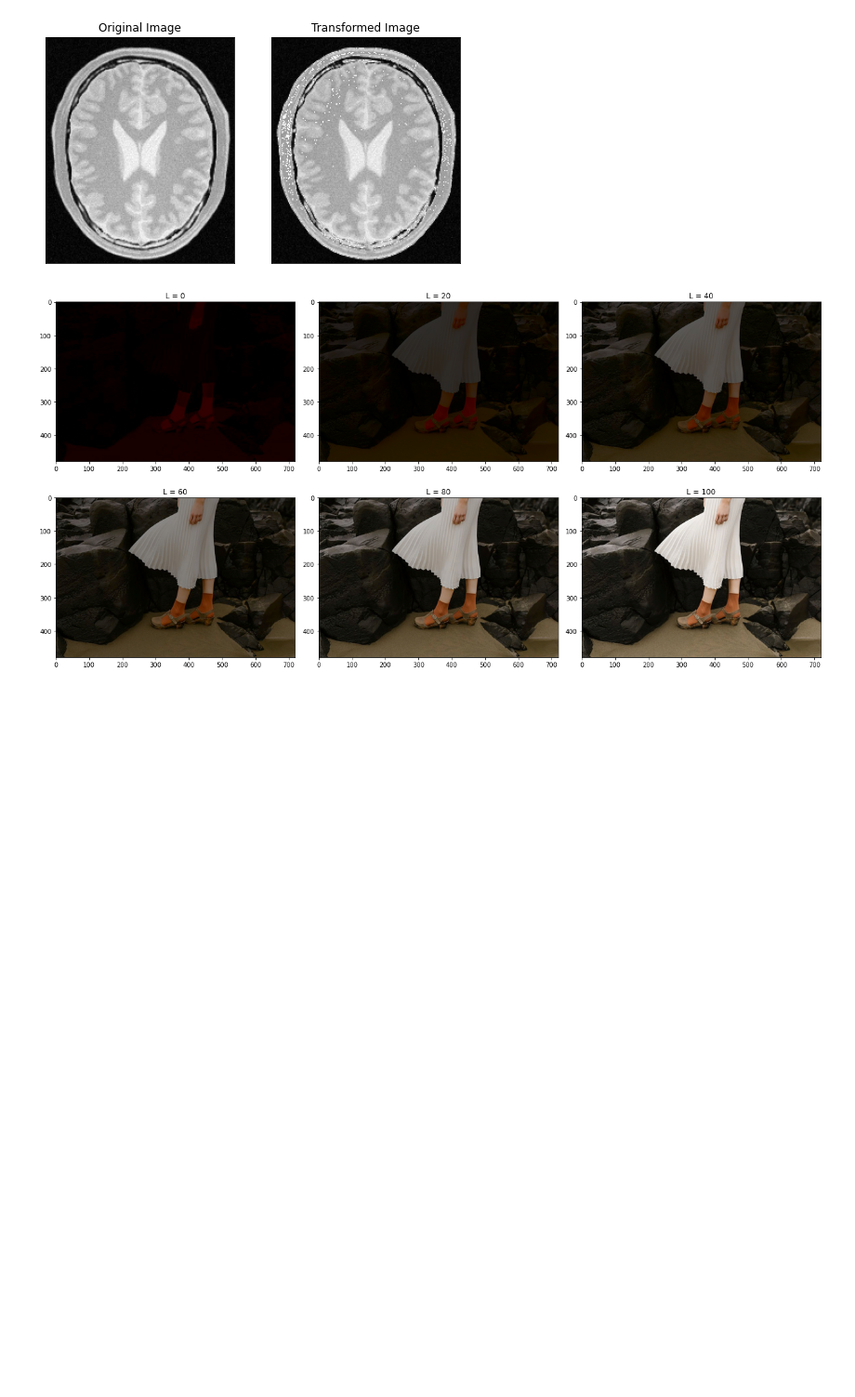
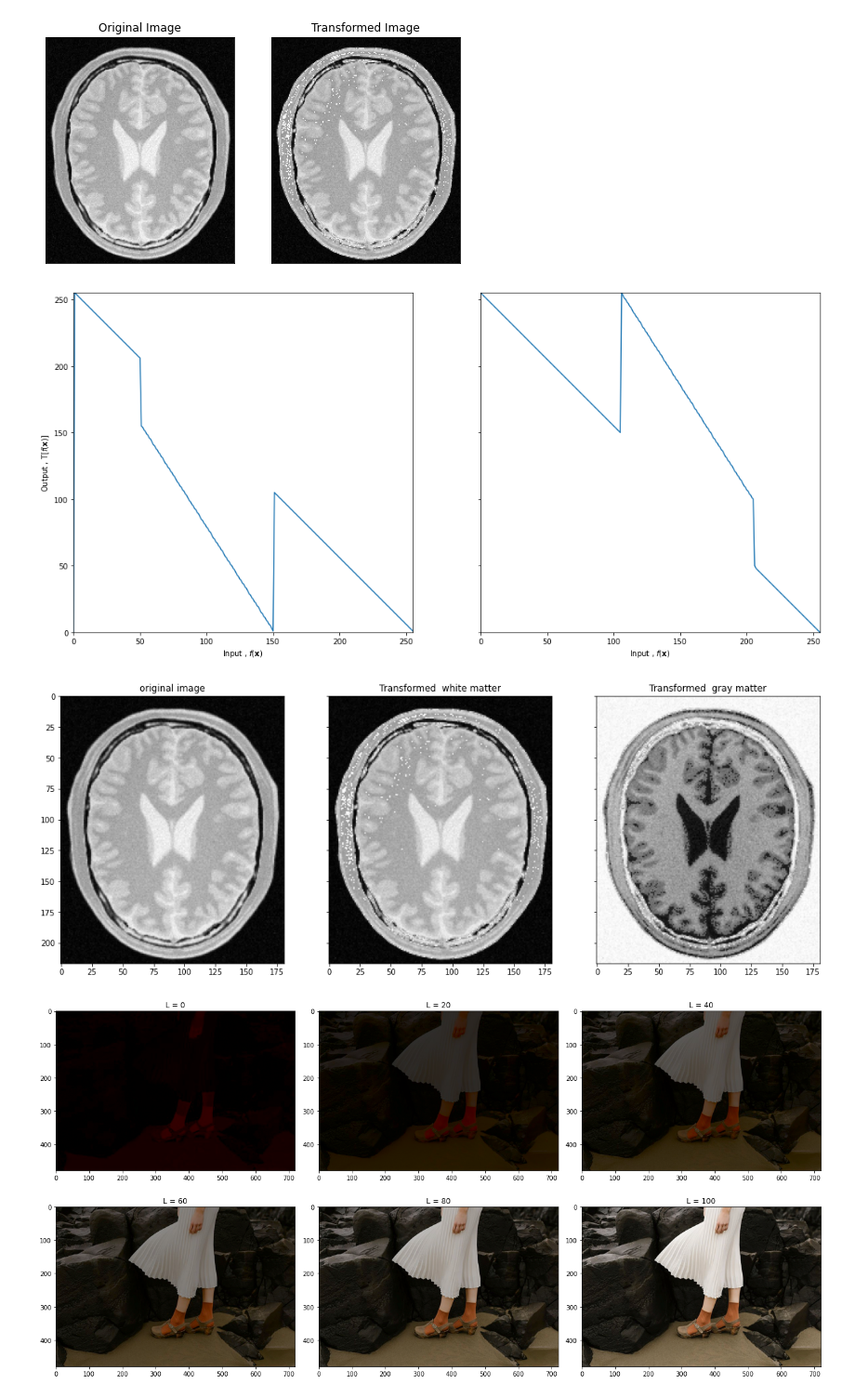
Before and after one commit to Gajaan08/FUNDAMENTALS-OF-IMAGE-PROCESSING, a Jupyter notebook: Assignment1/Assignment01_190185D.ipynb, the cells around one changed output. Shown at 93% size. Cells and saved outputs as stored; diff of their text form; code cells hidden in the pictures; blank space fills up the shorter version.

```diff
--- a/Assignment1/Assignment01_190185D.ipynb
+++ b/Assignment1/Assignment01_190185D.ipynb
@@ -70,6 +70,62 @@ plt.show()
 # %% [output]
 [figure]
 [figure]
+# %%
+
+import matplotlib.pyplot as plt
+import numpy as np
+import cv2 as cv
+
+c=np.array([(50,50),(50,100),(150,150)])
+
+t1=np.linspace(0,c[0,1],c[0,0]+1).astype('uint8')
+t2=np.linspace(c[1,1]+1,255,c[2,0]-c[1,0]).astype('uint8')
+t3=np.linspace(c[2,1]+1,255,255-c[2,0]).astype('uint8')
+
+transform= np.concatenate((t1,t2),axis=0).astype('uint8')
+transform= np.concatenate((transform,t3),axis=0).astype('uint8')
+
+c=np.array([(105,150),(205,100),(205,50)])
+
+t11=np.linspace(255,c[0,1],c[0,0]+1).astype('uint8')
+t12=np.linspace(255,c[1,1],c[1,0]-c[0,0]).astype('uint8')
+t13=np.linspace(c[2,1],0,c[1,1]-c[2,1]).astype('uint8')
+
+
+trw= np.concatenate((t11,t12),axis=0).astype('uint8')
+trw= np.concatenate((trw,t13),axis=0).astype('uint8')
+
+fig,ax=plt.subplots(1,2,sharex='all', sharey='all', figsize=(18,18))
+ax[0].plot(-transform)
+ax[0].set_xlabel(r'Input , $f ( \mathbf { x } ) $ ')
+ax[0].set_ylabel('Output , $\mathrm{T } [ f ( \mathbf { x } ) ] $')
+ax[0].set_xlim(0,255)
+ax[0].set_ylim(0,255)
+ax[0].set_aspect('equal')
+ax[1].plot(trw)
+ax[1].set_xlabel(r'Input , $f ( \mathbf { x } ) $ ')
+ax[1].set_xlim(0,255)
+ax[1].set_ylim(0,255)
+ax[1].set_aspect('equal')
+plt.savefig('transform.png')
+plt.show()
+
+img_org =cv.imread('brain_proton_density_slice.png', cv.IMREAD_GRAYSCALE)
+image_trans_white = cv.LUT(img_org, transform)
+image_trans_gray = cv.LUT(img_org, tw)
+
+
+fig, ax  = plt.subplots(1,3, sharex='all', sharey='all', figsize=(18,18))
+ax[0].imshow(img_org,cmap='gray')
+ax[0].set_title('original image')
+ax[1].imshow(image_trans_white,cmap='gray')
+ax[1].set_title('Transformed  white matter')
+ax[2].imshow(image_trans_gray,cmap='gray')
+ax[2].set_title('Transformed  gray matter')
+plt.show()
+# %% [output]
+[figure, added]
+[figure, added]
 # %%
 import cv2
 import matplotlib.pyplot as plt
```
Also changed, not shown: parts of 1 cell of this notebook, 1 other file.
